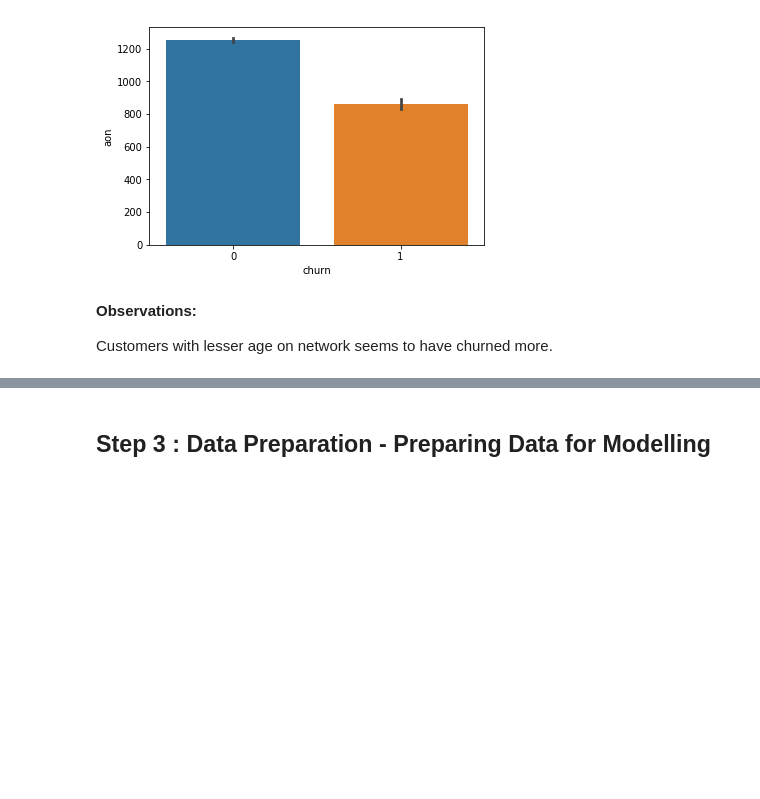
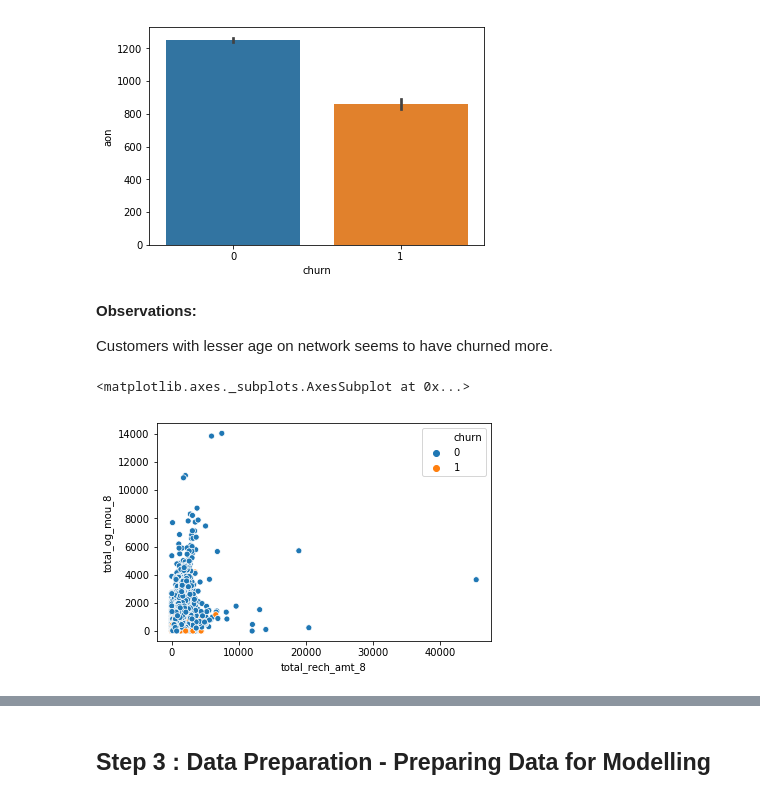
Before and after one commit to anjana-v-nair/Telecom_Churn, a Jupyter notebook: Telecom_Churn_Assignment_v2.ipynb, the cells around one changed output, grey strips where cells are left out. Saved outputs shown, nothing was run; the diff lists cells and outputs as text; code cells hidden in the pictures; blank space fills up the shorter version.

Commit message:
Added Bivariate plots, pairplot

```diff
--- a/Telecom_Churn_Assignment_v2.ipynb
+++ b/Telecom_Churn_Assignment_v2.ipynb
@@ -954,3 +954,9 @@ barplot('aon')
 **Observations:**
 
 Customers with lesser age on network seems to have churned more.
+# %%
+# checkin scatter plot of total recharge amount vs total outgoing with churn as hue
+sns.scatterplot(data=df, x="total_rech_amt_8", y="total_og_mou_8", hue="churn")
+# %% [output]
+<matplotlib.axes._subplots.AxesSubplot at 0x...>
+[figure, added]
```
Also changed, not shown: parts of 18 cells of this notebook.
